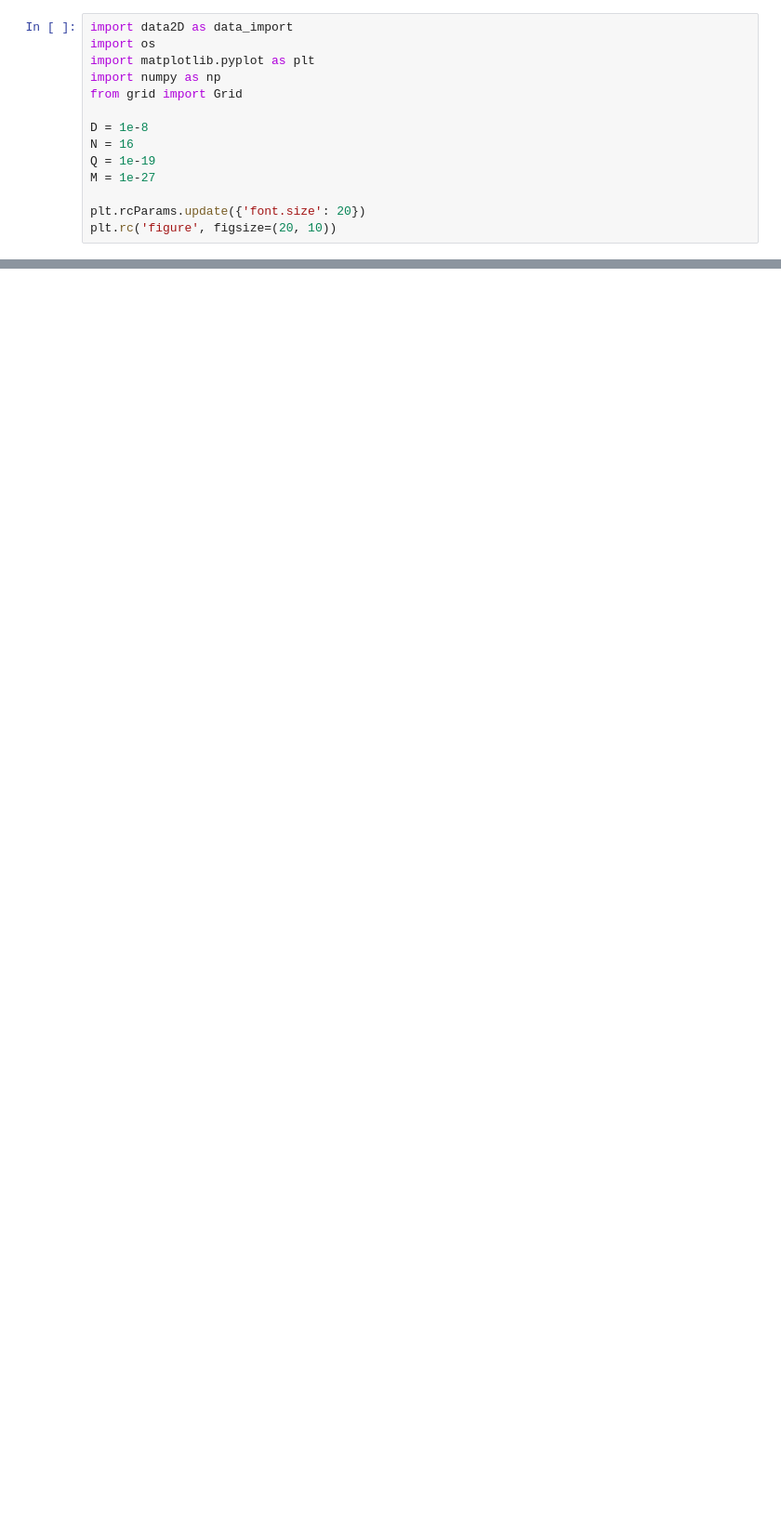
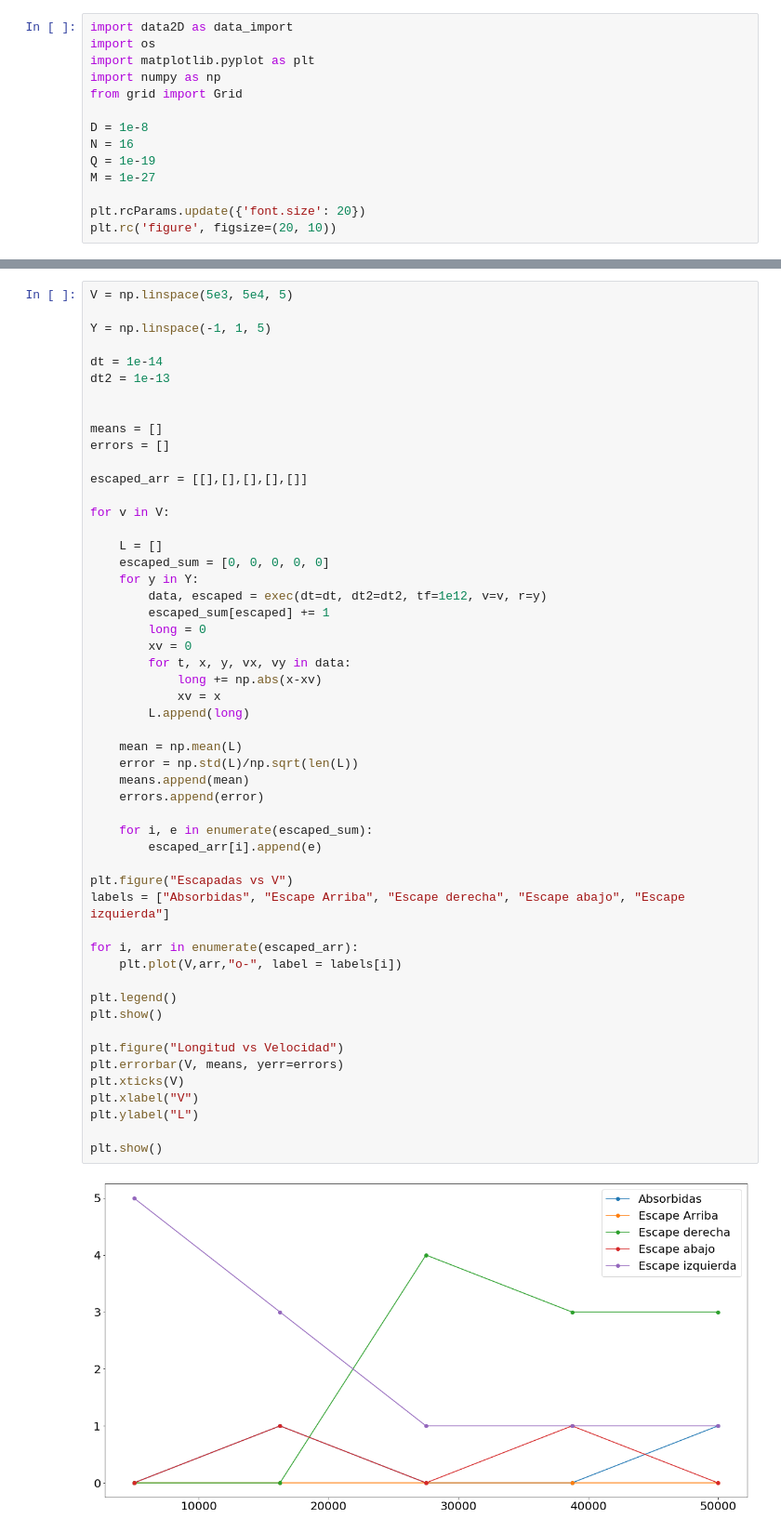
Before and after one commit to atormakh/SimulacionDeSistemas, a Jupyter notebook: SimulacionTemporal/campoElectrico.ipynb, the cells around one changed output, grey strips where cells are left out. Shown: that part at 93% size. Cells and saved outputs as stored; diff of their text form; blank space fills up the shorter version.

```diff
--- a/SimulacionTemporal/campoElectrico.ipynb
+++ b/SimulacionTemporal/campoElectrico.ipynb
@@ -67,0 +107,54 @@ Initial Energy 1.504632769052528e-65
+# %%
+V = np.linspace(5e3, 5e4, 5)
+
+Y = np.linspace(-1, 1, 5)
+
+dt = 1e-14
+dt2 = 1e-13
+
+
+means = []
+errors = []
+
+escaped_arr = [[],[],[],[],[]]
+
+for v in V:
+
+    L = []
+    escaped_sum = [0, 0, 0, 0, 0]
+    for y in Y:
+        data, escaped = exec(dt=dt, dt2=dt2, tf=1e12, v=v, r=y)
+        escaped_sum[escaped] += 1
+        long = 0
+        xv = 0
+        for t, x, y, vx, vy in data:
+            long += np.abs(x-xv)
+            xv = x
+        L.append(long)
+
+    mean = np.mean(L)
+    error = np.std(L)/np.sqrt(len(L))
+    means.append(mean)
+    errors.append(error)
+
+    for i, e in enumerate(escaped_sum):
+        escaped_arr[i].append(e)
+
+plt.figure("Escapadas vs V")
+labels = ["Absorbidas", "Escape Arriba", "Escape derecha", "Escape abajo", "Escape izquierda"]
+
+for i, arr in enumerate(escaped_arr):
+    plt.plot(V,arr,"o-", label = labels[i])
+
+plt.legend()
+plt.show()
+
+plt.figure("Longitud vs Velocidad")
+plt.errorbar(V, means, yerr=errors)
+plt.xticks(V)
+plt.xlabel("V")
+plt.ylabel("L")
+
+plt.show()
+# %% [output]
+[figure, added]
```
Also changed, not shown: parts of 6 cells of this notebook, 3 other files.
